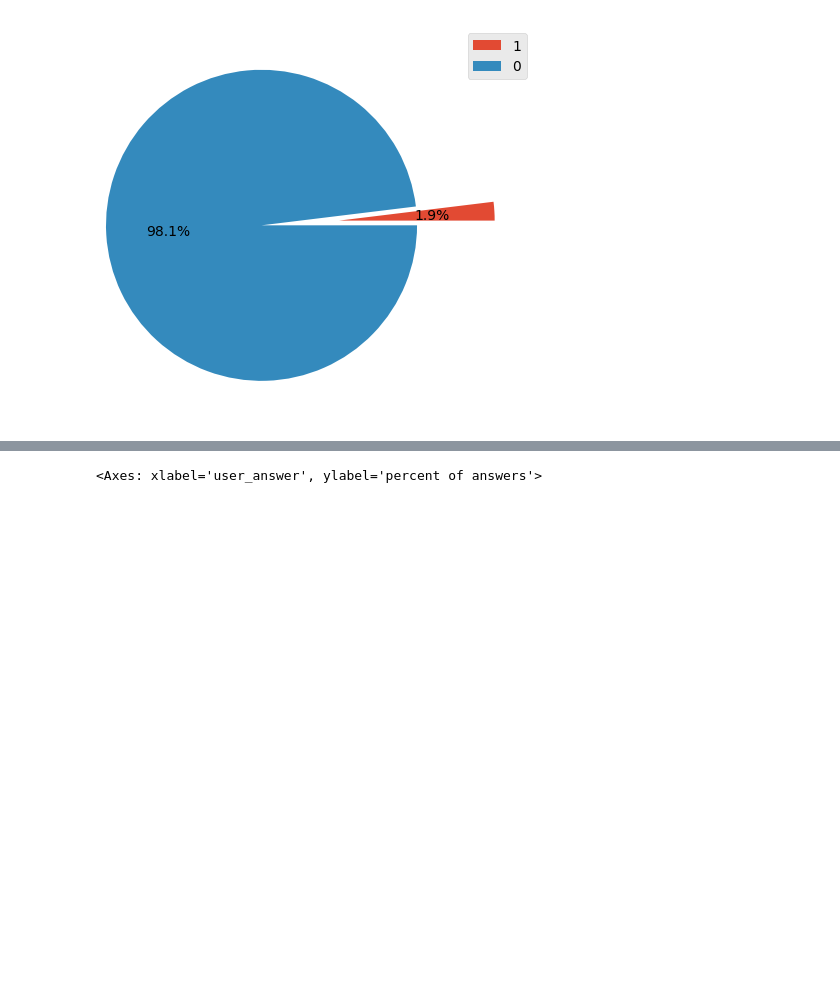
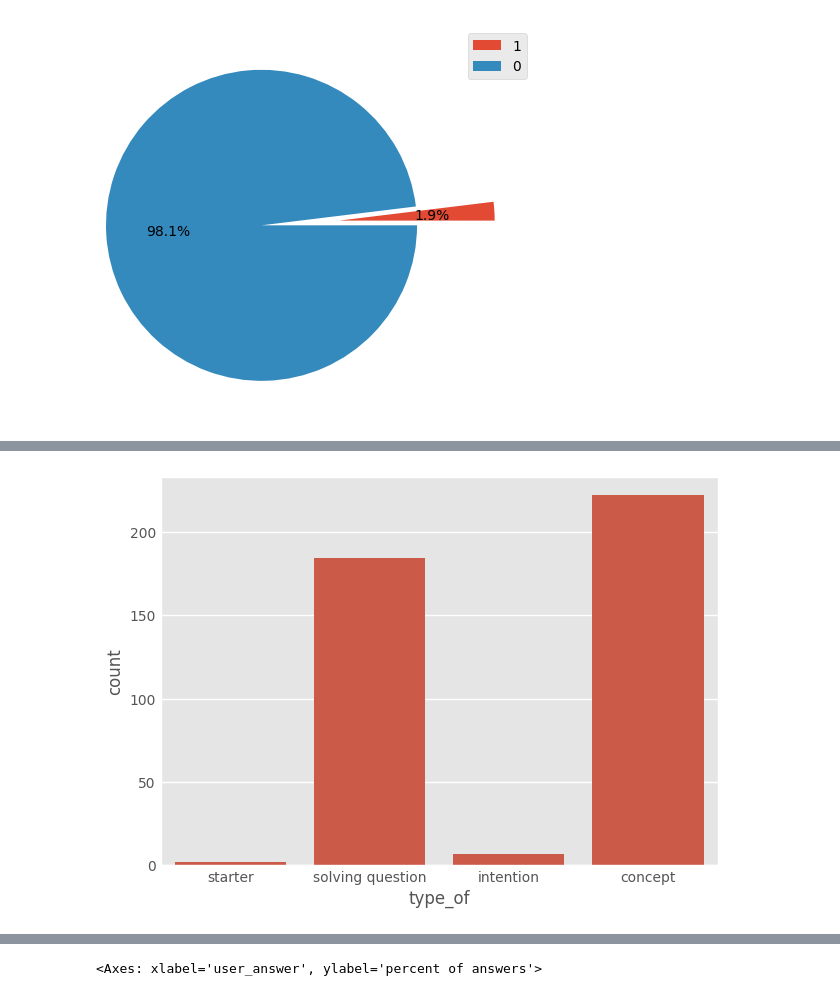
Before and after one commit to zinkin-s/MFTI_DS_Python_HW_3, a Jupyter notebook: notebook.ipynb, the cells around one changed output, grey strips where cells are left out. Cells and saved outputs as stored; diff of their text form; code cells hidden in the pictures; blank space fills up the shorter version.

```diff
--- a/notebook.ipynb
+++ b/notebook.ipynb
@@ -280,0 +329,16 @@ plt.show()
+# %%
+# Распределение лекций по типам
+
+row_keys = ds.select('content_id').to_series()
+
+df = lectures.filter(
+    pl.col('lecture_id').is_in(row_keys)
+    ).select(
+        pl.all())
+
+data = df.select('type_of').to_series().value_counts()
+
+sns.barplot(data=data, x='type_of', y='count')
+plt.show()
+# %% [output]
+[figure, added]
```
Also changed, not shown: parts of 9 cells of this notebook.
